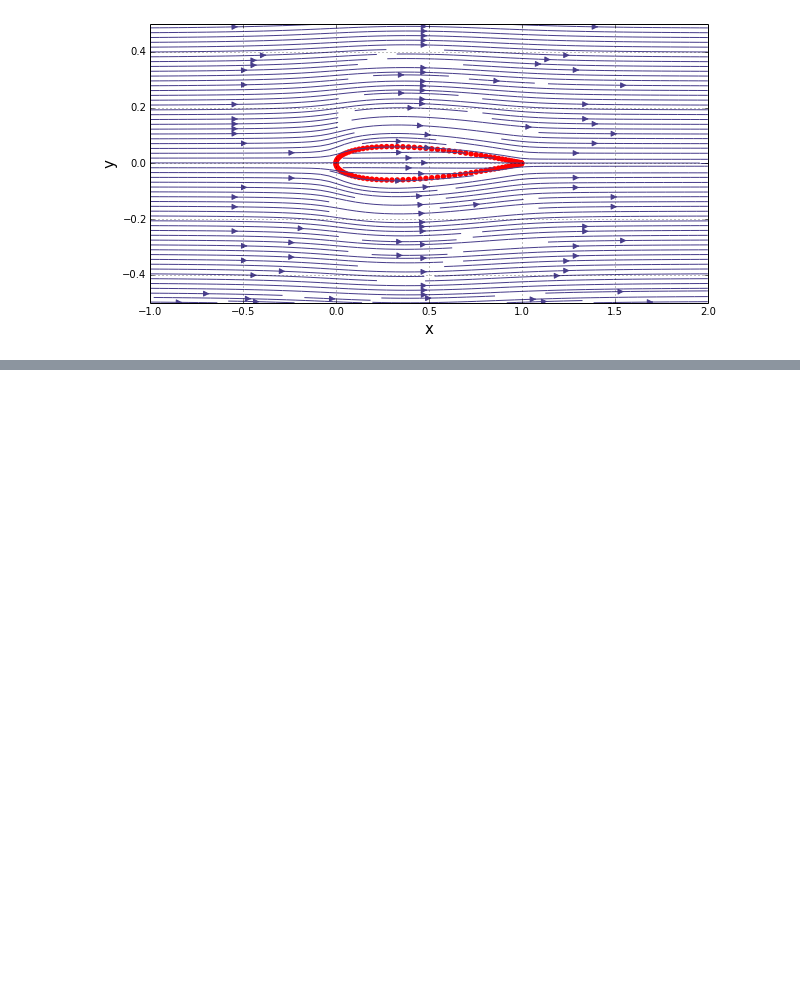
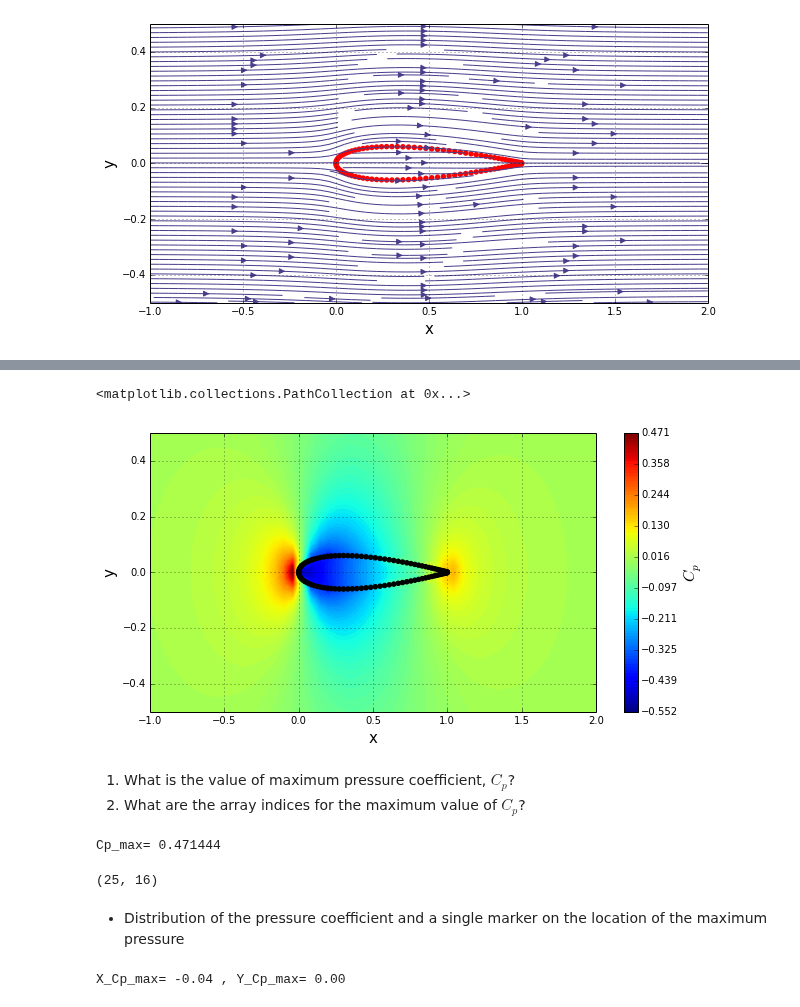
Before and after one commit to engamohd/AeroPython, a Jupyter notebook: my_codes/lesson03_assignment_mc.ipynb, the cells around one changed output, grey strips where cells are left out. Cells and saved outputs as stored; diff of their text form; code cells hidden in the pictures; blank space fills up the shorter version.

```diff
--- a/my_codes/lesson03_assignment_mc.ipynb
+++ b/my_codes/lesson03_assignment_mc.ipynb
@@ -76,12 +98,14 @@ def get_stream_function(strength, x_s, y_s,num_sources, X, Y):
         psi += strength[i]/(2*numpy.pi)*numpy.arctan2((Y-y_s[i]), (X-x_s[i]))
 
     return psi
+# %%
+num_sources = len(sigma)
 # %%
 # computes the velocity field
-u_sources, v_sources = get_velocity(sigma, x_s, y_s,100, X, Y)
+u_sources, v_sources = get_velocity(sigma, x_s, y_s,num_sources, X, Y)
 
 # computes the stream-function
-psi_sources = get_stream_function(sigma, x_s, y_s, 100,X, Y)
+psi_sources = get_stream_function(sigma, x_s, y_s, num_sources,X, Y)
 # %%
 #Uniform flow velocities
 
@@ -124,0 +161,38 @@ pyplot.streamplot(X, Y, u, v, density=2, linewidth=1, arrowsize=1.2, arrowstyle=
+# %%
+# computes the pressure coefficient field
+C_p = 1.0 - (u**2+v**2)/U_inf**2
+# %%
+#Plotting C_p
+
+pyplot.figure(figsize=(10,5))      #set plot size
+pyplot.grid(True)                  #plot the grid
+
+pyplot.xlim(x_start, x_end)        #set x-lim
+pyplot.ylim(y_start, y_end)        #set y-lim
+pyplot.xlabel('x', fontsize=15)    #set x-label
+pyplot.ylabel('y', fontsize=15)    #set y-label
+
+
+levels = numpy.linspace(numpy.min(C_p), numpy.max(C_p), 100)
+
+#C_p field
+pyplot.contourf(X, Y, C_p, levels)
+cb = pyplot.colorbar()
+cb.set_label('$C_p$', fontsize=16)
+cb.set_ticks(numpy.linspace(numpy.min(C_p), numpy.max(C_p), 10))
+
+#Airfoil
+pyplot.scatter(x_s, y_s, color='k', s=20, marker='o');
+# %% [output]
+<matplotlib.collections.PathCollection at 0x...>
+[figure, added]
+# %% [markdown]
+1. What is the value of maximum pressure coefficient, $C_p$?
+2. What are the array indices for the maximum value of $C_p$?
+# %%
+#Maximum value of pressure coefficient
+Cp_max=numpy.amax(C_p)
+
+print ('Cp_max= %.6f' %Cp_max)
+# %% [output]
+Cp_max= 0.471444
@@ -124,0 +201,20 @@ pyplot.streamplot(X, Y, u, v, density=2, linewidth=1, arrowsize=1.2, arrowstyle=
+# %%
+#Get indices of whe C_p is maximum
+loc_Cp_max = numpy.argmax(C_p)
+
+Cp_max_indices = numpy.unravel_index(loc_Cp_max, dim)
+
+print Cp_max_indices
+# %% [output]
+(25, 16)
+# %% [markdown]
+* Distribution of the pressure coefficient and a single marker on the location of the maximum pressure
+# %%
+#Using flat, we can get where is the maximum in the mesh.
+
+X_Cp_max = X.flat[loc_Cp_max]
+Y_Cp_max = Y.flat[loc_Cp_max]
+
+print ('X_Cp_max= %.2f , Y_Cp_max= %.2f' %(X_Cp_max,Y_Cp_max))
+# %% [output]
+X_Cp_max= -0.04 , Y_Cp_max= 0.00
```
Also changed, not shown: parts of 7 cells of this notebook.
